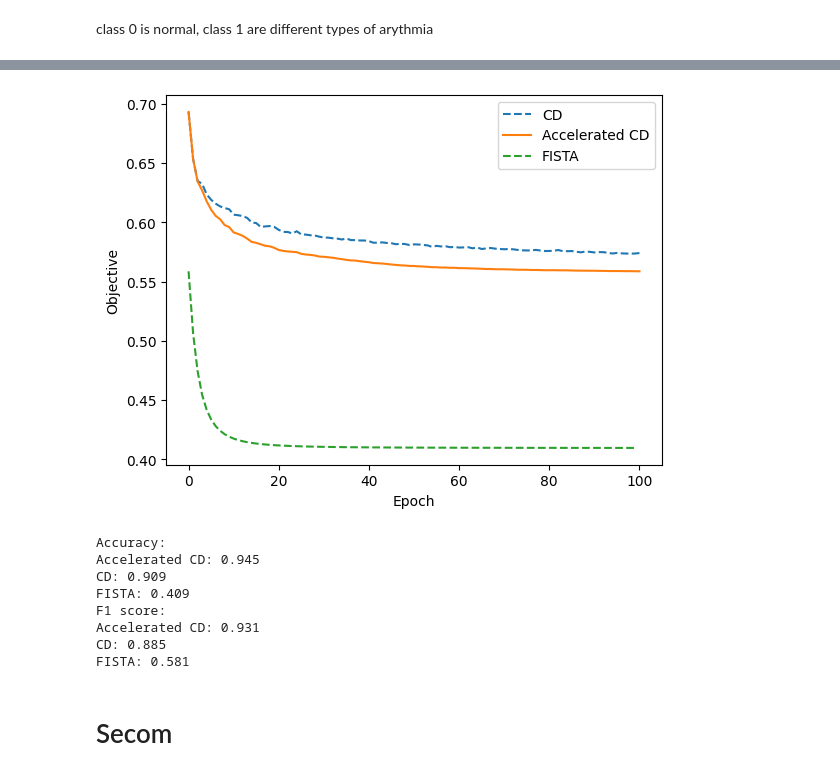
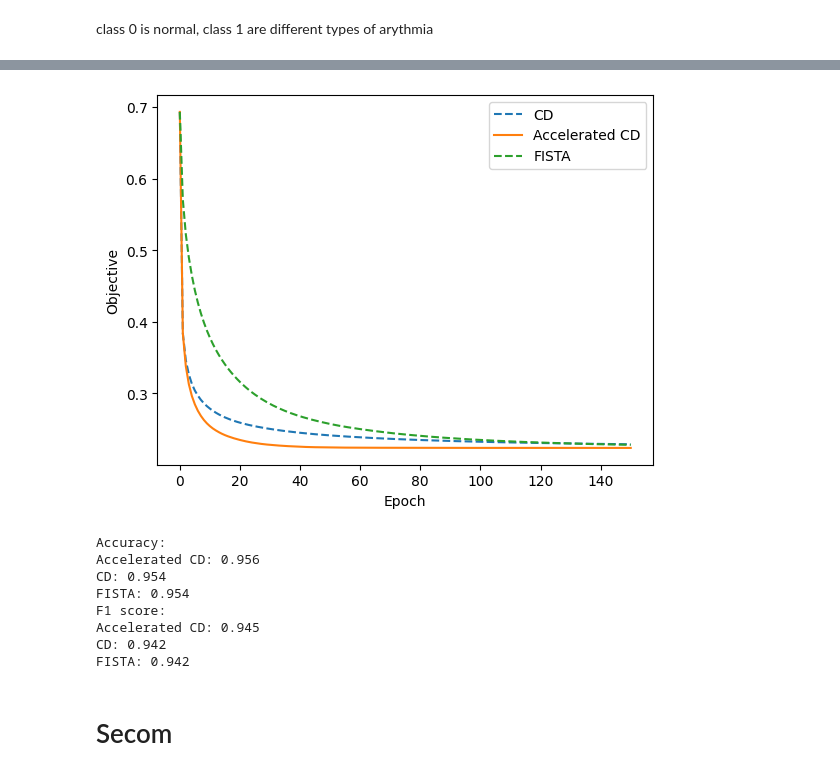
Before and after one commit to KarolinaMaczka/optymalizacja, a Jupyter notebook: tests.ipynb, the cells around one changed output, grey strips where cells are left out. Saved outputs shown, nothing was run; the diff lists cells and outputs as text; code cells hidden in the pictures.

```diff
--- a/tests.ipynb
+++ b/tests.ipynb
@@ -74,17 +75,18 @@ The number of features is enough: True, number of features: 262
 # %%
 X = df_arythmia.drop(columns=['target'])
 y = df_arythmia['target']
-plot_our_history(X.values, y.values, epochs=100, lam=1e-3)
+X = StandardScaler().fit_transform(X)
+plot_our_history(X, y.values, epochs=150, lam=1e-3)
 # %% [output]
-[figure, old version]
+[figure, new version]
 Accuracy:
+Accelerated CD: 0.956
+CD: 0.954
+FISTA: 0.954
+F1 score:
 Accelerated CD: 0.945
-CD: 0.909
-FISTA: 0.409
-F1 score:
-Accelerated CD: 0.931
-CD: 0.885
-FISTA: 0.581
+CD: 0.942
+FISTA: 0.942
 # %% [markdown]
 # Secom
 # %%
```
Also changed, not shown: parts of 7 cells of this notebook, 2 other files.
